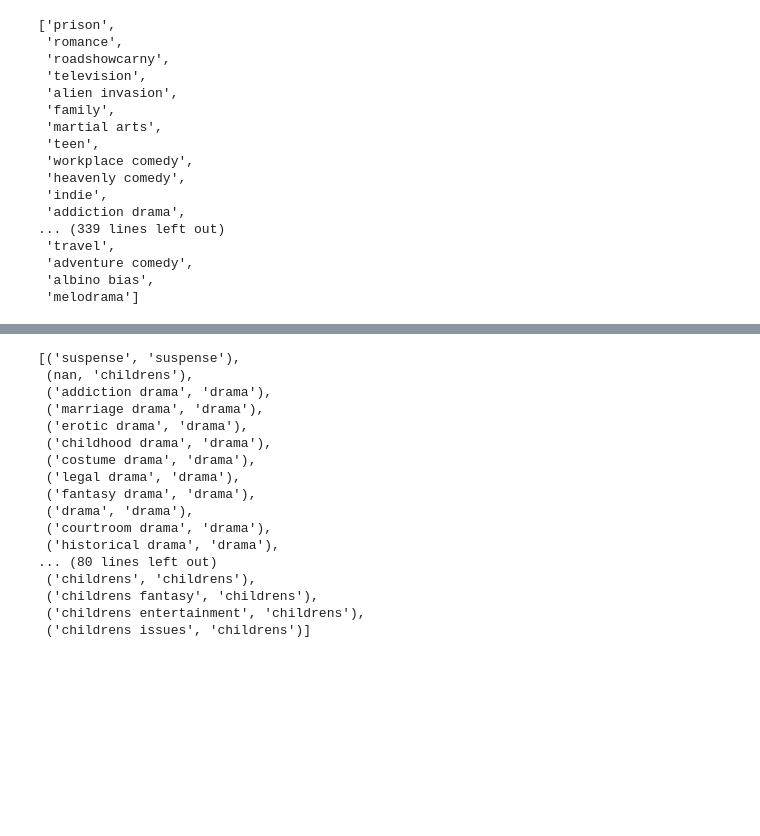
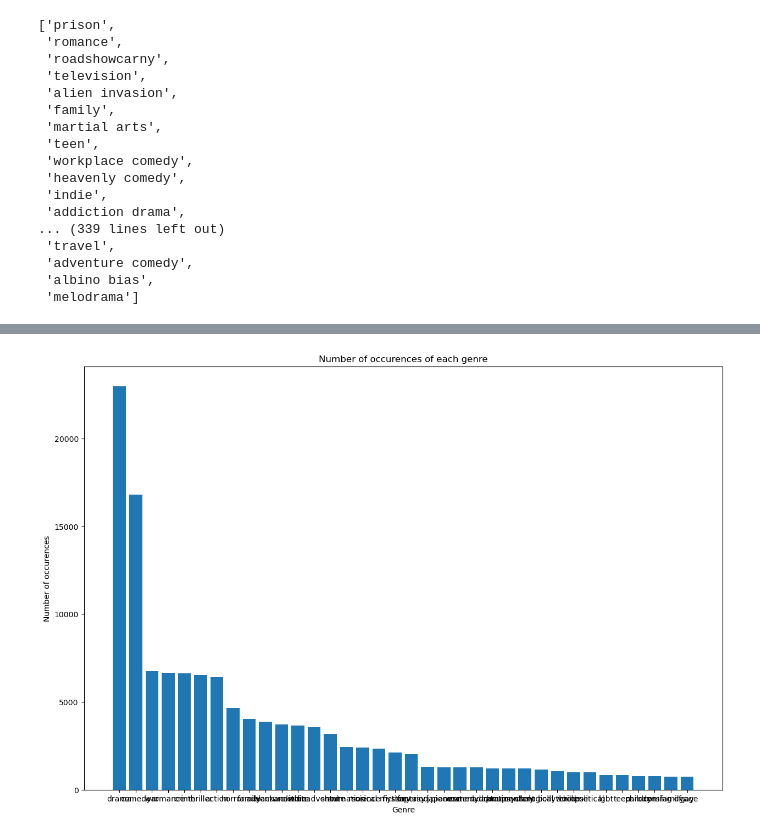
Before and after one commit to MatthiasRemta/NLP_Project, a Jupyter notebook: reducing_categories.ipynb, the cells around one changed output, grey strips where cells are left out. Drawn from its saved outputs; the diff is of its cells as text; code cells hidden in the pictures; blank space fills up the shorter version.

Commit message:
finished reducing to 60 categories

```diff
--- a/reducing_categories.ipynb
+++ b/reducing_categories.ipynb
@@ -177,0 +266,5 @@ df_clusters = pd.read_csv('Data/MovieSummaries/genre_clusters_tf-idf.csv', sep='
+# %%
+# explode df['genre'] again and do the same as above
+df_exploded = df.explode('genre')
+#if key is in cluster_genre_map, replace with value
+df_exploded['genre'] = df_exploded['genre'].apply(lambda x: cluster_genre_map[x] if x in dict(cluster_genre_map) else x)
@@ -177,0 +296,10 @@ df_clusters = pd.read_csv('Data/MovieSummaries/genre_clusters_tf-idf.csv', sep='
+# %%
+# aggregate the rows again
+
+df = df_exploded.groupby('id').agg({'text': 'first', 'title': 'first', 'genre': list}).reset_index()
+print(len(df))
+df = process_less_than_threshold(df, count_threshold=341)
+print(len(df))
+#count occurces of each genre
+df_exploded = df.explode('genre')
+df_exploded['genre'].value_counts()
@@ -178,8 +327,10 @@ df_clusters = pd.read_csv('Data/MovieSummaries/genre_clusters_tf-idf.csv', sep='
 # %%
-# #plot the number of occurences of each cluster
-# plt.figure(figsize=(15,10))
-# plt.bar(df_clusters_count.index, df_clusters_count[0])
-# plt.title('Number of occurences of each cluster')
-# plt.xlabel('Cluster')
-# plt.ylabel('Number of occurences')
-# plt.show()
+#plot the number of occurences of each genre
+plt.figure(figsize=(15,10))
+plt.bar(df_exploded['genre'].value_counts().index, df_exploded['genre'].value_counts())
+plt.title('Number of occurences of each genre')
+plt.xlabel('Genre')
+plt.ylabel('Number of occurences')
+plt.show()
+# %% [output]
+[figure, added]
@@ -231,42 +336,0 @@ df_clusters.drop('miscellaneous', axis=1, inplace=True)
-# %%
-#replace in df the genre categories with the cluster names
-# Create a dictionary to map the clusters to the genre categories
-cluster_genre_map = {}
-for cluster_label, cluster_categories in df_clusters.items():
-    for category in cluster_categories:
-        cluster_genre_map[category] = cluster_label
-
-cluster_genre_map
-#make to list
-cluster_genre_map = list(cluster_genre_map.items())
-
-#remove nan: 'childrens', from cluster_genre_map
-
-cluster_genre_map
-
-# Map the genre categories to the cluster names
-#if not in cluster "miscellaneous", replace with genre
-#if 'miscellaneous' not in cluster_genre_map:
-#
-#df['genre'].apply(lambda x: [cluster_genre_map[category] for category in x])
-
-#remove rows with empty genre
-# df = df[~df['genre'].apply(lambda x: len(x) == 0)]
-# %% [output]
-[('suspense', 'suspense'),
- (nan, 'childrens'),
- ('addiction drama', 'drama'),
- ('marriage drama', 'drama'),
- ('erotic drama', 'drama'),
- ('childhood drama', 'drama'),
- ('costume drama', 'drama'),
- ('legal drama', 'drama'),
- ('fantasy drama', 'drama'),
- ('drama', 'drama'),
- ('courtroom drama', 'drama'),
- ('historical drama', 'drama'),
-... (80 lines left out)
- ('childrens', 'childrens'),
- ('childrens fantasy', 'childrens'),
- ('childrens entertainment', 'childrens'),
- ('childrens issues', 'childrens')]
```
Also changed, not shown: parts of 14 cells of this notebook, 2 other files.
